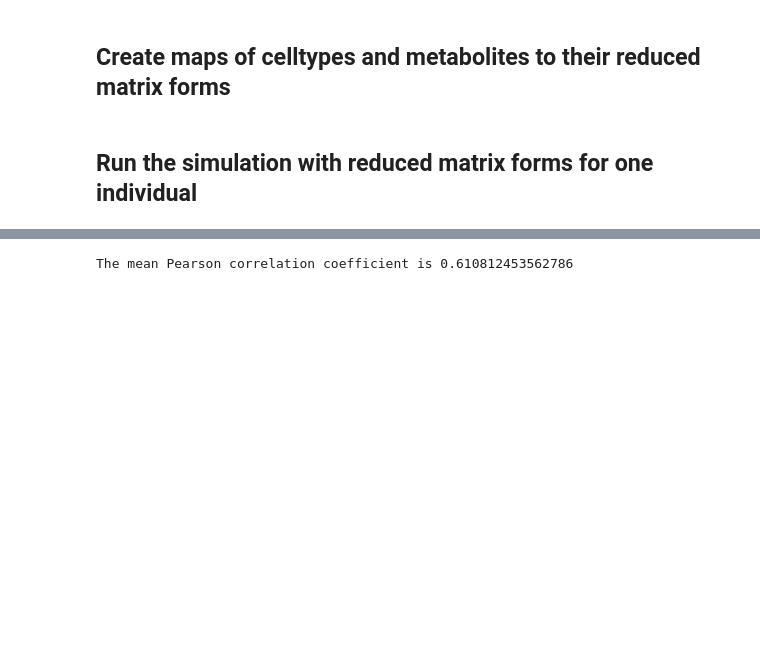
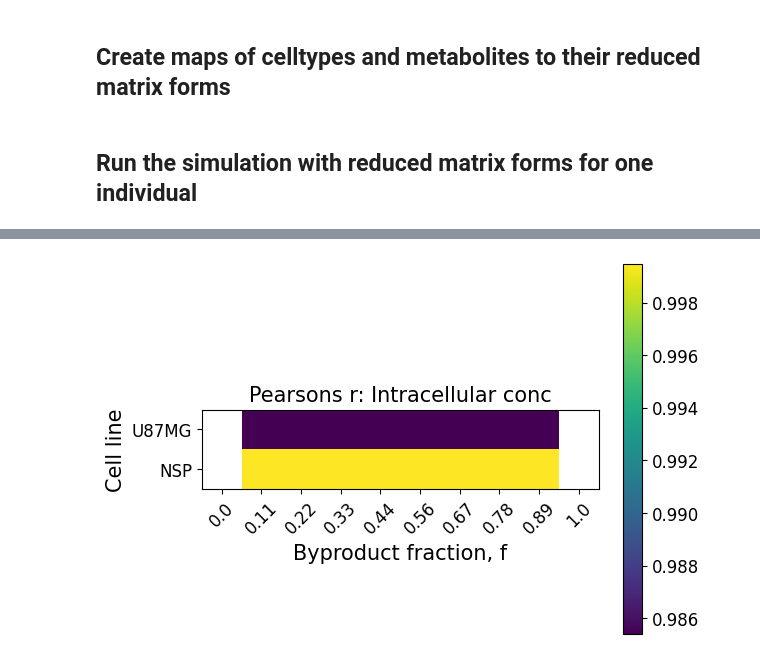
Before and after one commit to vibishanb/cancer-recon-network, a Jupyter notebook: codes/Trophic_model.ipynb, the cells around one changed output, grey strips where cells are left out. Cells and saved outputs as stored; diff of their text form; code cells hidden in the pictures; blank space fills up the shorter version.

```diff
--- a/codes/Trophic_model.ipynb
+++ b/codes/Trophic_model.ipynb
@@ -412,4 +546,11 @@ for pa in range(metabolome.shape[1]):
-# %%
-print("The mean Pearson correlation coefficient is", np.mean(corr_list[:,1]))
-# %% [output]
-The mean Pearson correlation coefficient is 0.610812453562786
+# %%
+plt.imshow(ic_corr.T, cmap='viridis')
+plt.colorbar()
+plt.xticks(ticks=np.arange(len(f_arr)), labels=f_arr.round(decimals=2), rotation=45)
+plt.yticks(ticks=[0, 1], labels=celline_names)
+plt.title('Pearsons r: Intracellular conc')
+plt.xlabel('Byproduct fraction, f')
+plt.ylabel('Cell line')
+plt.savefig('../figures/one-celltype-static-net/intracellular-relative-conc-pearsonr.png', dpi=300.)
+# %% [output]
+[figure, added]
```
Also changed, not shown: parts of 9 cells of this notebook, 54 other files.
